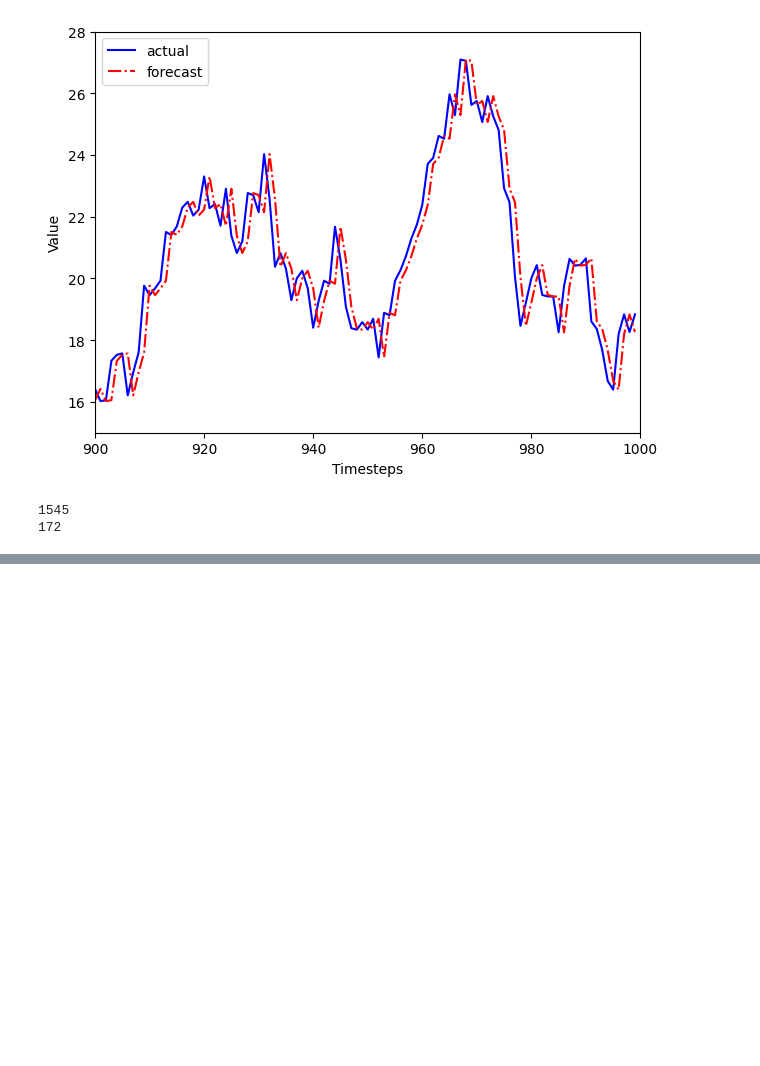
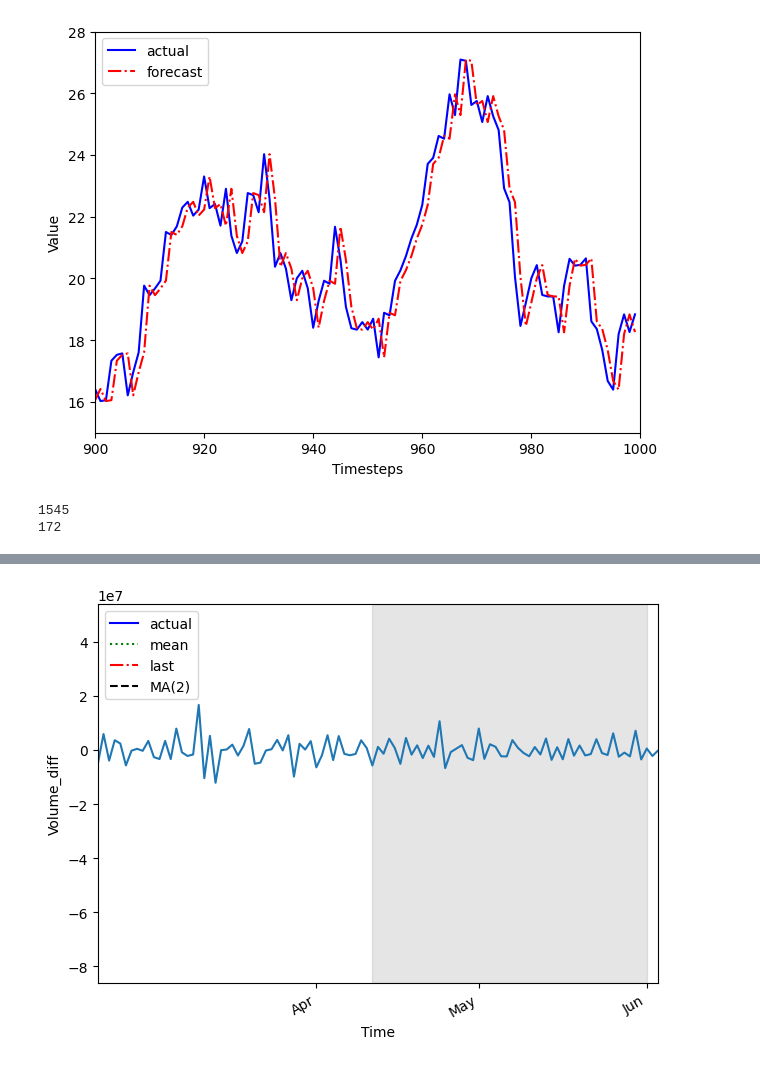
Before and after one commit to AleksandrMorozov123/Time-series-theory, a Jupyter notebook: time-series-theory.ipynb, the cells around one changed output, grey strips where cells are left out. Cells and saved outputs as stored; diff of their text form; code cells hidden in the pictures; blank space fills up the shorter version.

Commit message:
Kaggle Notebook | Time series theory | Version 23

```diff
--- a/time-series-theory.ipynb
+++ b/time-series-theory.ipynb
@@ -557,11 +557,12 @@ plt.tight_layout ()
 [figure]
 # %%
 df_1 = pd.read_csv('/kaggle/input/gold-price-prediction-dataset/FINAL_USO.csv')
-Volume_diff = np.diff (df_1['Volume'], n = 1)
+df_1 = df_1 ['Volume']
+Volume_diff = np.diff (df_1, n = 1)
 df_diff = pd.DataFrame ({'Volume_diff': Volume_diff})
 
-train = diff_close [:int (0.9 * len (diff_close))]
-test = diff_close  [int (0.9 * len (diff_close)):]
+train = df_diff [:int (0.9 * len (df_diff))]
+test = df_diff  [int (0.9 * len (df_diff)):]
 
 print (len (train))
 print (len (test))
@@ -587,7 +588,7 @@ def rolling_forecast (df_1: pd.DataFrame, train_len: int, horizon: int, window:
         pred_last_value = []
 
         for i in range (train_len, total_len, window):
-            last_value = df_1 [:i].iloc[-1].values[0]
+            last_value = df_1 [:i].loc[1].values[0]
             pred_last_value.extend (last_value for _ in range (window))
 
         return pred_last_value
@@ -623,0 +630,24 @@ IndexError: only integers, slices (`:`), ellipsis (`...`), numpy.newaxis (`None`
+# %%
+fig, ax = plt.subplots ()
+
+ax.plot (df_diff ['Volume_diff'])
+ax.plot (pred_df ['Volume_diff'], 'b-', label = 'actual')
+ax.plot (pred_df ['pred_mean'], 'g:', label = 'mean')
+ax.plot (pred_df ['pred_last_value'], 'r-.', label = 'last')
+ax.plot (pred_df['pred_MA'], 'k--', label = 'MA(2)')
+
+ax.legend (loc=2)
+
+ax.set_xlabel ("Time")
+ax.set_ylabel ('Volume_diff')
+
+ax.axvspan (449, 498, color = '#808080', alpha = 0.2)
+
+ax.set_xlim (400, 500)
+
+plt.xticks ([439, 468, 498], ['Apr', 'May', 'Jun'])
+
+fig.autofmt_xdate()
+plt.tight_layout ()
+# %% [output]
+[figure, added]
```
Also changed, not shown: parts of 3 cells of this notebook.
